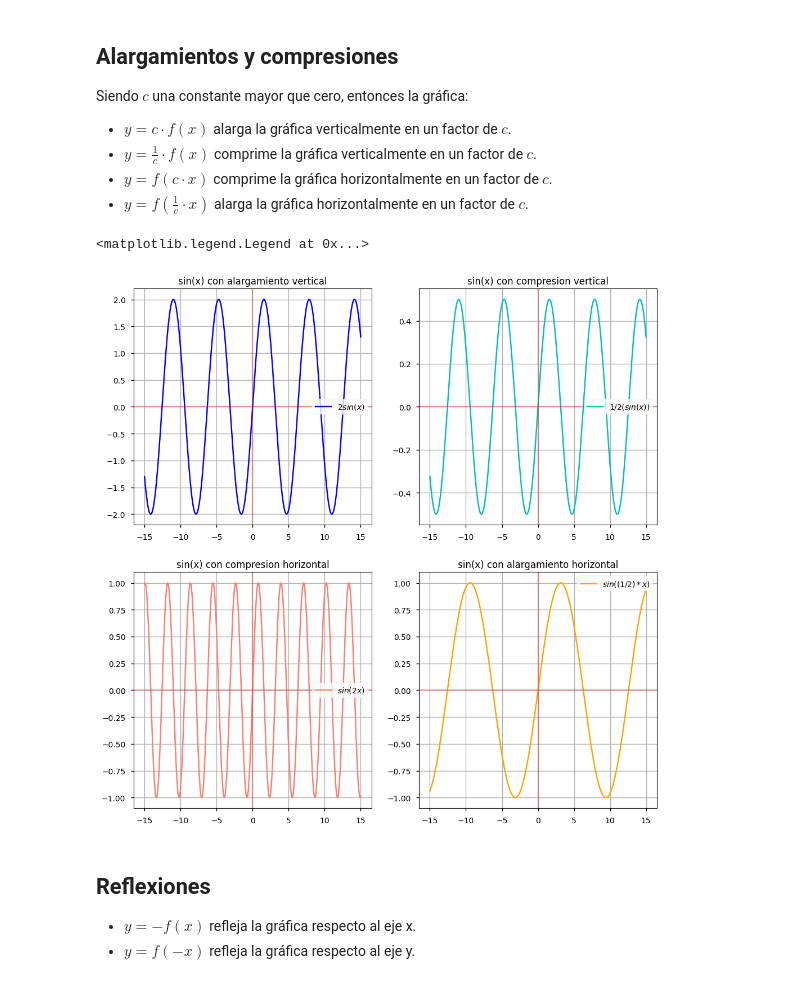
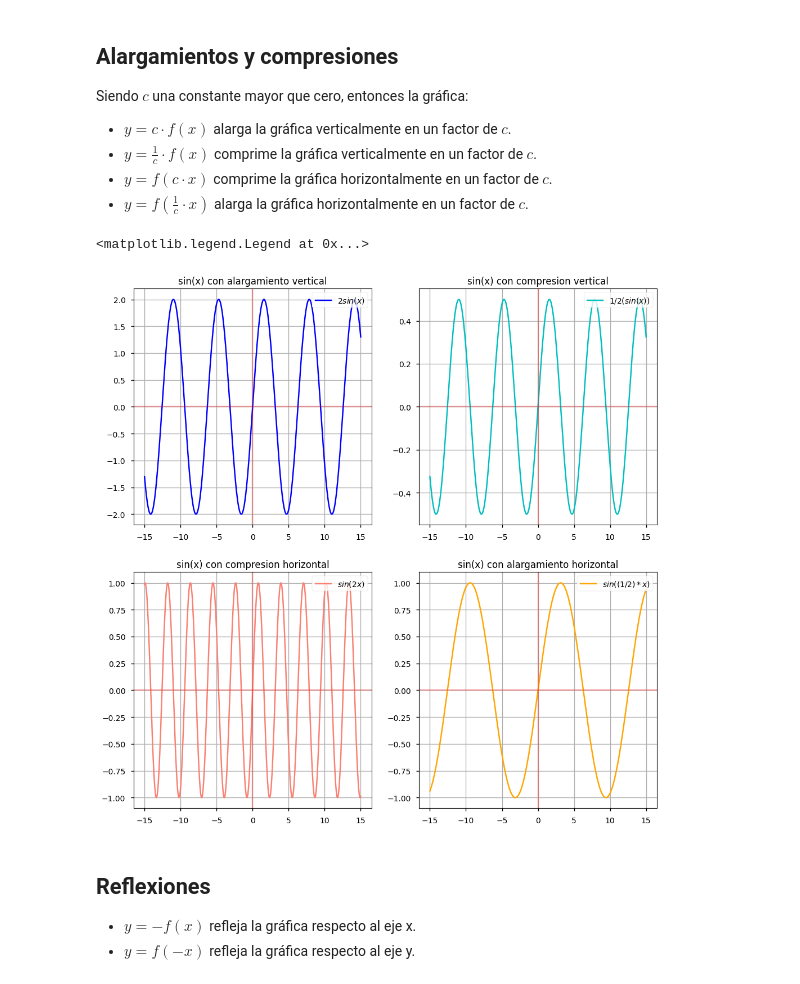
Before and after one commit to jariel17/curso-funciones, a Jupyter notebook: 3_¿Cómo_manipular_funciones__.ipynb, the cells around one changed output. Saved outputs shown, nothing was run; the diff lists cells and outputs as text; code cells hidden in the pictures.

Commit message:
Modify legend in graphs for class 3

```diff
--- a/3_¿Cómo_manipular_funciones__.ipynb
+++ b/3_¿Cómo_manipular_funciones__.ipynb
@@ -84,38 +84,38 @@ y3 = f(c*x)
 y4= f(1/c*x)
 
 
 fig, ((ax1, ax2), (ax3, ax4)) = plt.subplots(nrows=2, ncols=2, figsize=(12, 12))
 plt.style.use('seaborn-v0_8-notebook')
 ax1.grid(True)
 ax1.set_title('sin(x) con alargamiento vertical')
 ax1.plot(x,y1, label='$2sin(x)$', color='b')
 ax1.axhline(y=0, color='r', alpha=0.3)
 ax1.axvline(x=0, color='r', alpha=0.3)
-ax1.legend()
+ax1.legend(loc='upper right')
 
 ax2.grid(True)
 ax2.set_title('sin(x) con compresion vertical')
 ax2.plot(x,y2, label='$1/2(sin(x))$', color='c')
 ax2.axhline(y=0, color='r', alpha=0.3)
 ax2.axvline(x=0, color='r', alpha=0.3)
-ax2.legend()
+ax2.legend(loc='upper right')
 
 ax3.grid(True)
 ax3.set_title('sin(x) con compresion horizontal')
 ax3.plot(x,y3, label='$sin(2x)$', color='salmon'),
 ax3.axhline(y=0, color='r', alpha=0.3)
 ax3.axvline(x=0, color='r', alpha=0.3)
-ax3.legend()
+ax3.legend(loc='upper right')
 
 ax4.grid(True)
 ax4.set_title('sin(x) con alargamiento horizontal')
 ax4.plot(x,y4, label='$sin((1/2)*x)$', color='orange')
 ax4.axhline(y=0, color='r', alpha=0.3)
 ax4.axvline(x=0, color='r', alpha=0.3)
-ax4.legend()
+ax4.legend(loc='upper right')
 # %% [output]
 <matplotlib.legend.Legend at 0x...>
-[figure, old version]
+[figure, new version]
 # %% [markdown]
 ## Reflexiones
 
```
Also changed, not shown: parts of 1 cell of this notebook.
